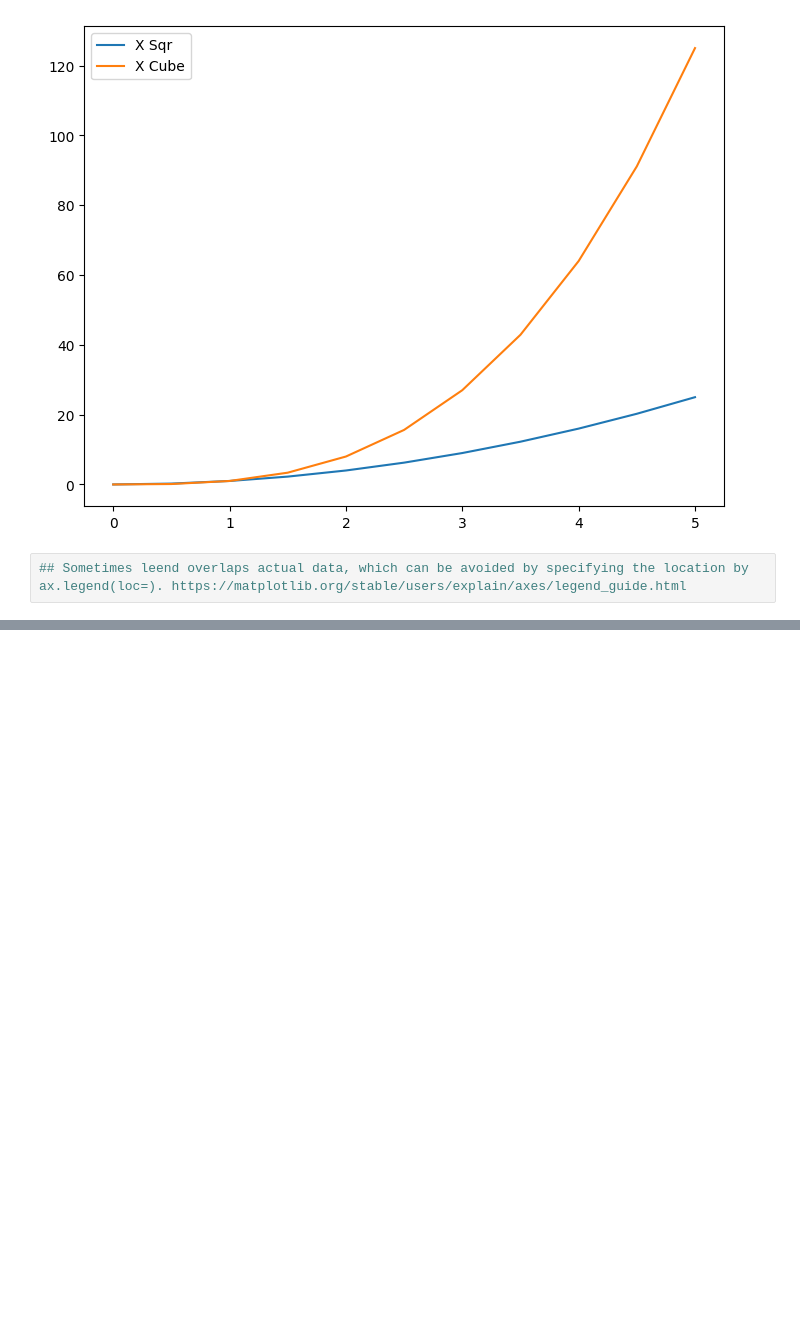
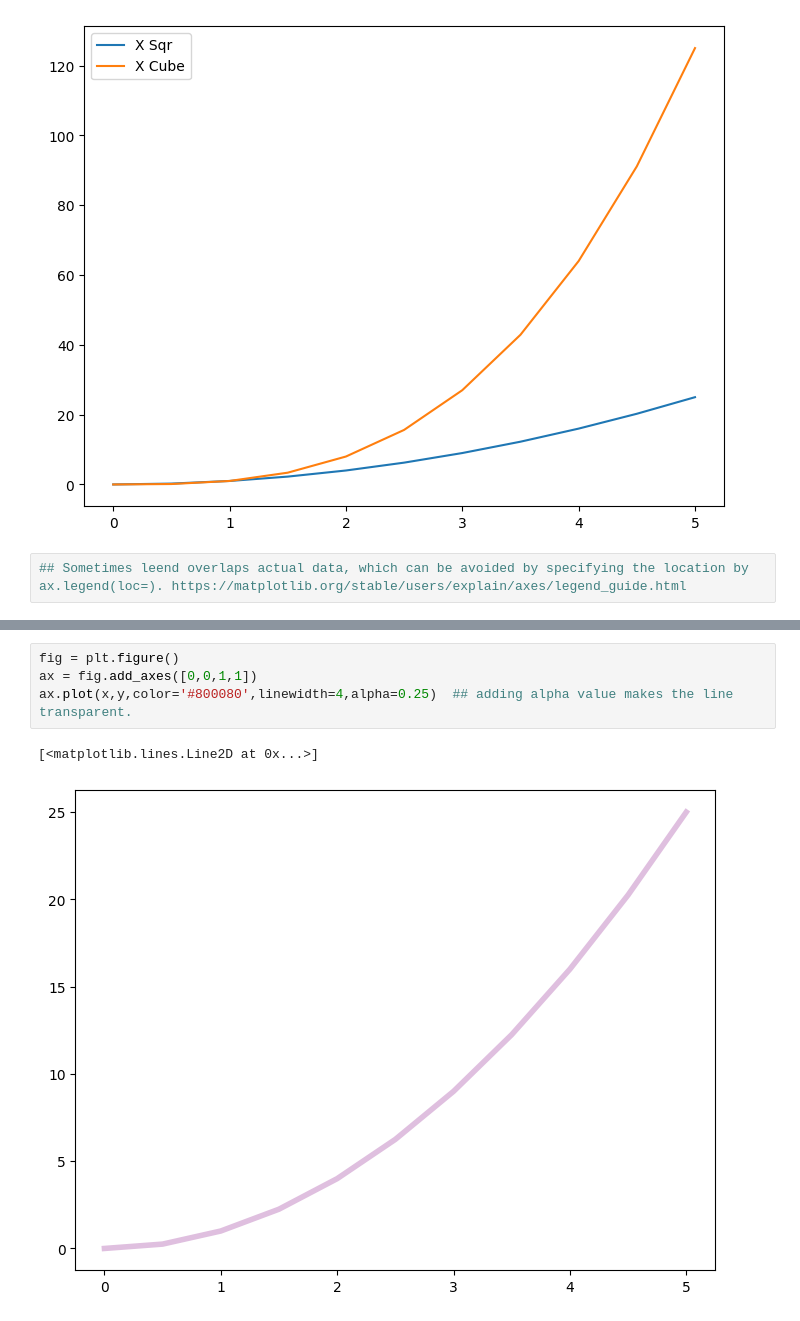
Before and after one commit to dbais76/learn_py, a Jupyter notebook: Data_Visualization/matplotlib_practices_1.ipynb, the cells around one changed output, grey strips where cells are left out. Cells and saved outputs as stored; diff of their text form; blank space fills up the shorter version.

```diff
--- a/Data_Visualization/matplotlib_practices_1.ipynb
+++ b/Data_Visualization/matplotlib_practices_1.ipynb
@@ -172,0 +192,7 @@ ax.legend()
+# %%
+fig = plt.figure()
+ax = fig.add_axes([0,0,1,1])
+ax.plot(x,y,color='#800080',linewidth=4,alpha=0.25)  ## adding alpha value makes the line transparent.
+# %% [output]
+[<matplotlib.lines.Line2D at 0x...>]
+[figure, added]
```
Also changed, not shown: parts of 20 cells of this notebook.
